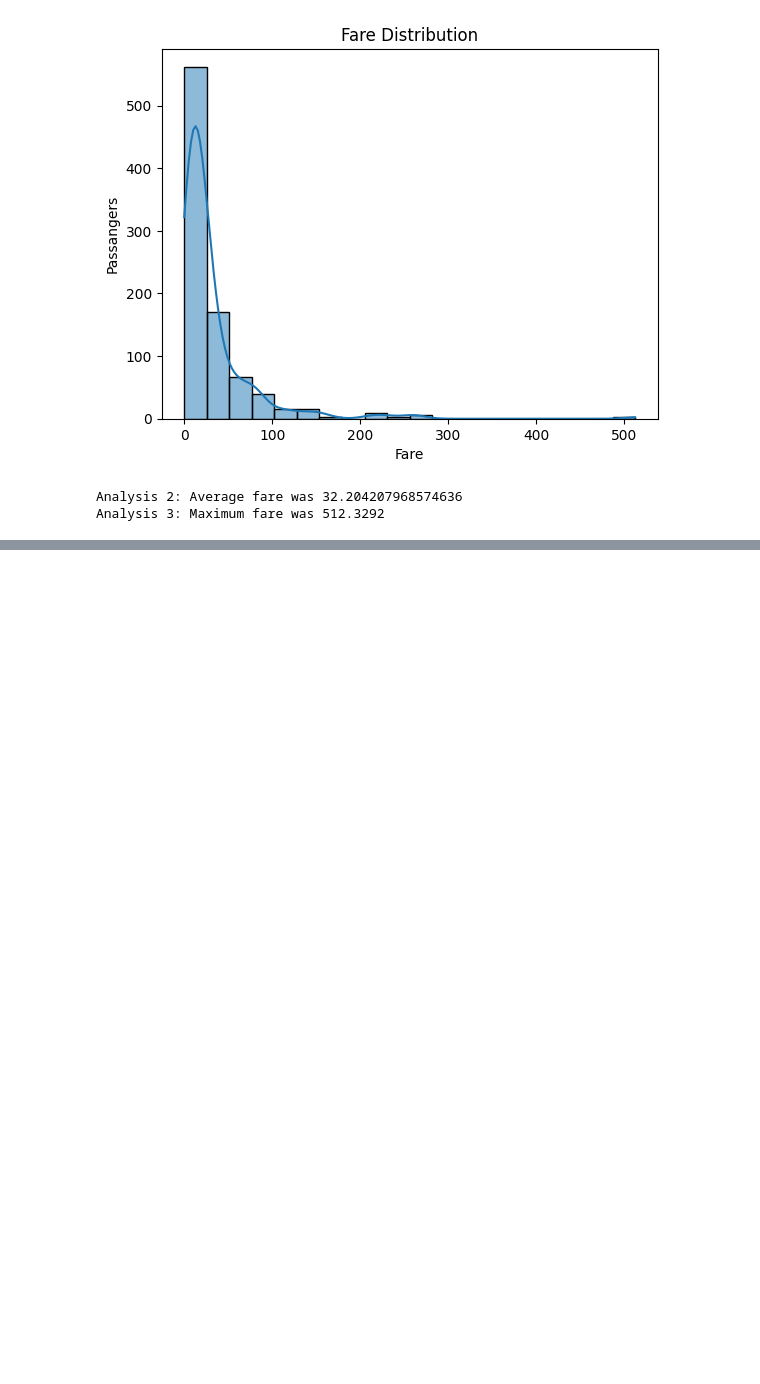
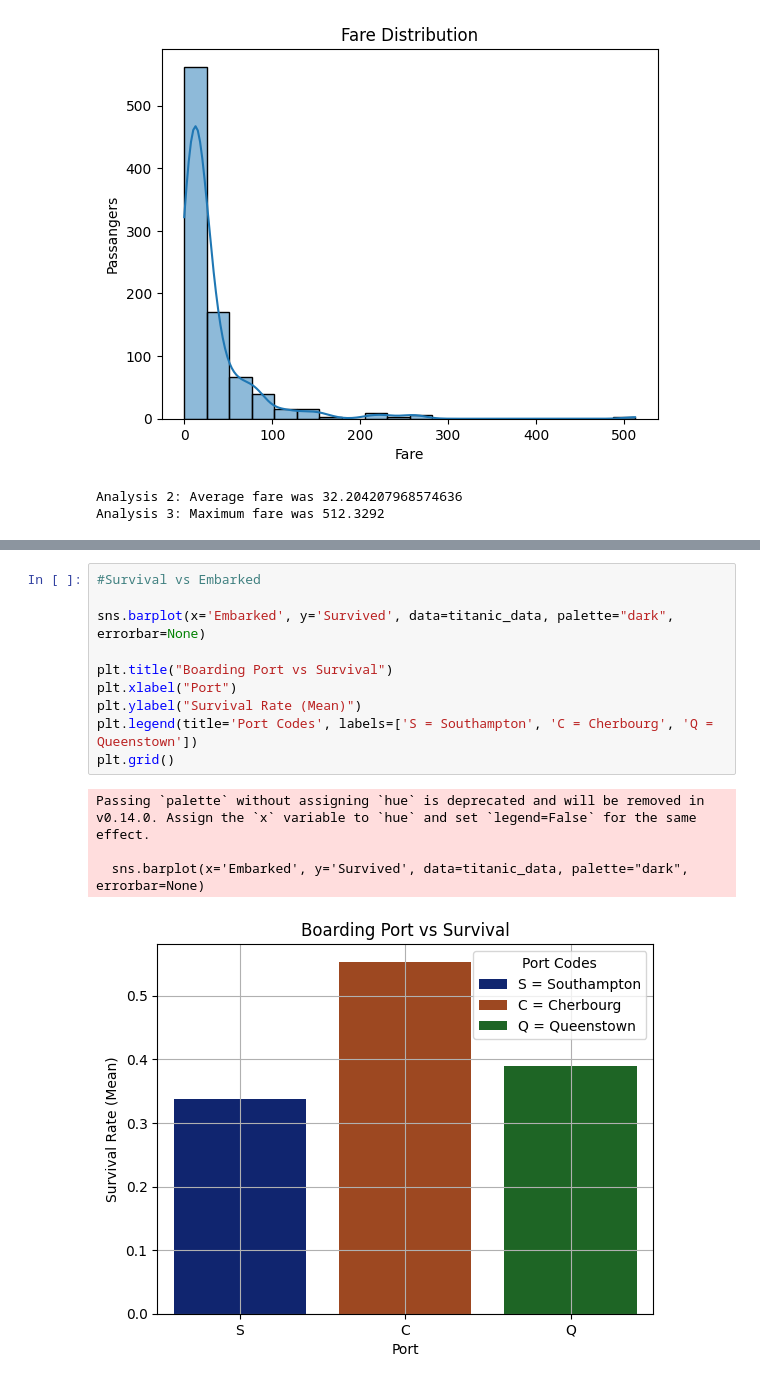
Before and after one commit to abhijeetd05/Titanic-Dataset-Analysis-Project, a Jupyter notebook: eda.ipynb, the cells around one changed output, grey strips where cells are left out. Saved outputs shown, nothing was run; the diff lists cells and outputs as text; blank space fills up the shorter version.

```diff
--- a/eda.ipynb
+++ b/eda.ipynb
@@ -140,0 +182,15 @@ Grand Total: 891
+# %%
+#Survival vs Embarked
+
+sns.barplot(x='Embarked', y='Survived', data=titanic_data, palette="dark", errorbar=None)
+
+plt.title("Boarding Port vs Survival")
+plt.xlabel("Port")
+plt.ylabel("Survival Rate (Mean)")
+plt.legend(title='Port Codes', labels=['S = Southampton', 'C = Cherbourg', 'Q = Queenstown'])
+plt.grid()
+# %% [output]
+Passing `palette` without assigning `hue` is deprecated and will be removed in v0.14.0. Assign the `x` variable to `hue` and set `legend=False` for the same effect.
+
+  sns.barplot(x='Embarked', y='Survived', data=titanic_data, palette="dark", errorbar=None)
+[figure, added]
```
Also changed, not shown: parts of 8 cells of this notebook.
